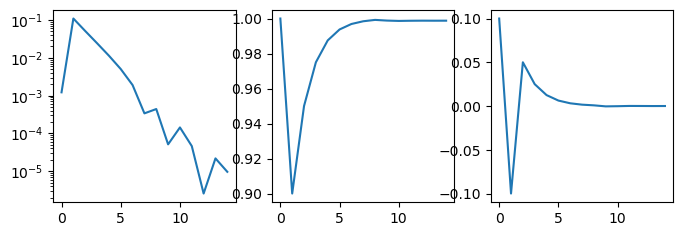
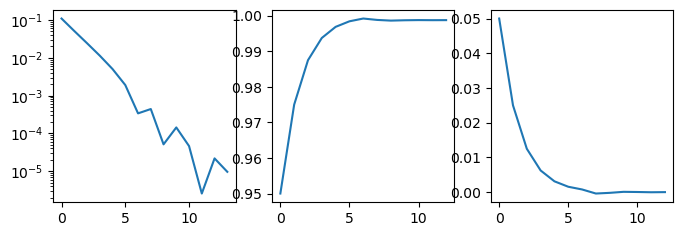
Unified diff of the notebook cell whose output changed from the first chart to the second:
--- before
+++ after
@@ -49,8 +49,8 @@
 
 fig, axs = plt.subplots(1,3, figsize=(8,2.5))
-axs[0].plot(np.abs(ds[1::]))
+axs[0].plot(np.abs(ds[2::]))
 axs[0].set_yscale('log')
-axs[1].plot(ks)
-axs[2].plot(ksteps)
+axs[1].plot(ks[2::])
+axs[2].plot(ksteps[2::])
 
 dist_min_global = np.min(np.array([

Commit: subdomain checks